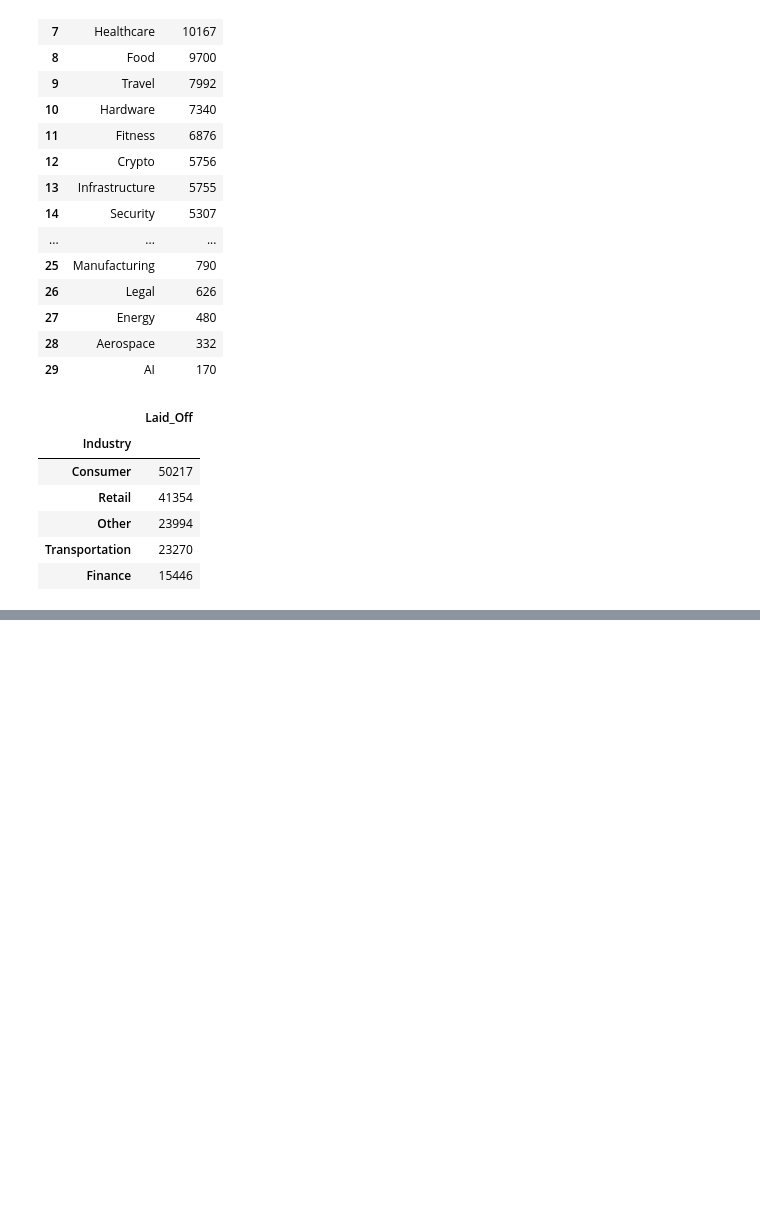
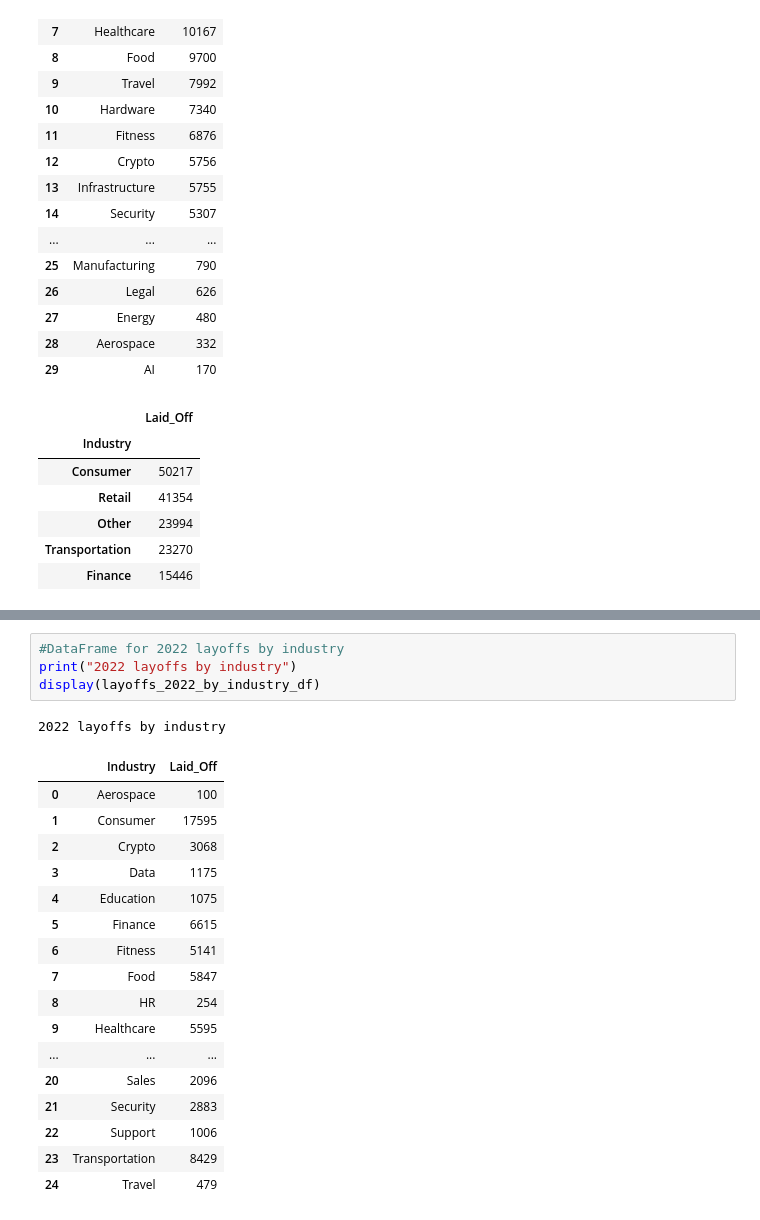
Before and after one commit to cschneggenburger/group-2-project-1, a Jupyter notebook: Big_Tech_Layoffs_Cody.ipynb, the cells around one changed output, grey strips where cells are left out. Saved outputs shown, nothing was run; the diff lists cells and outputs as text; blank space fills up the shorter version.

```diff
--- a/Big_Tech_Layoffs_Cody.ipynb
+++ b/Big_Tech_Layoffs_Cody.ipynb
@@ -218,0 +282,23 @@ fig5 = layoffs_2024_by_industry_df.plot.bar(x='Industry', legend=False, title="L
+# %%
+#DataFrame for 2022 layoffs by industry
+print("2022 layoffs by industry")
+display(layoffs_2022_by_industry_df)
+# %% [output]
+2022 layoffs by industry
+|  | Industry | Laid_Off |
+| 0 | Aerospace | 100 |
+| 1 | Consumer | 17595 |
+| 2 | Crypto | 3068 |
+| 3 | Data | 1175 |
+| 4 | Education | 1075 |
+| 5 | Finance | 6615 |
+| 6 | Fitness | 5141 |
+| 7 | Food | 5847 |
+| 8 | HR | 254 |
+| 9 | Healthcare | 5595 |
+| ... | ... | ... |
+| 20 | Sales | 2096 |
+| 21 | Security | 2883 |
+| 22 | Support | 1006 |
+| 23 | Transportation | 8429 |
+| 24 | Travel | 479 |
```
Also changed, not shown: parts of 13 cells of this notebook.
